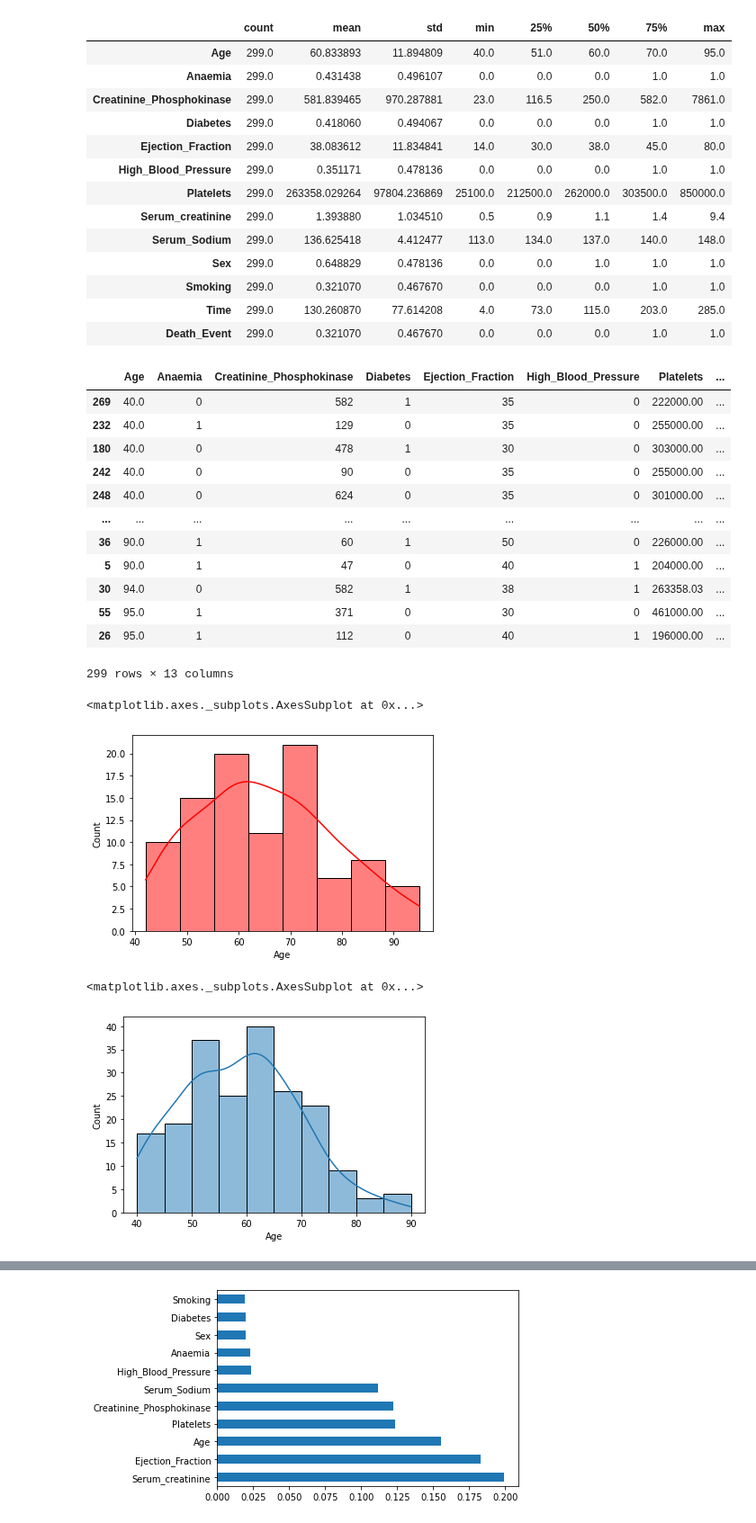
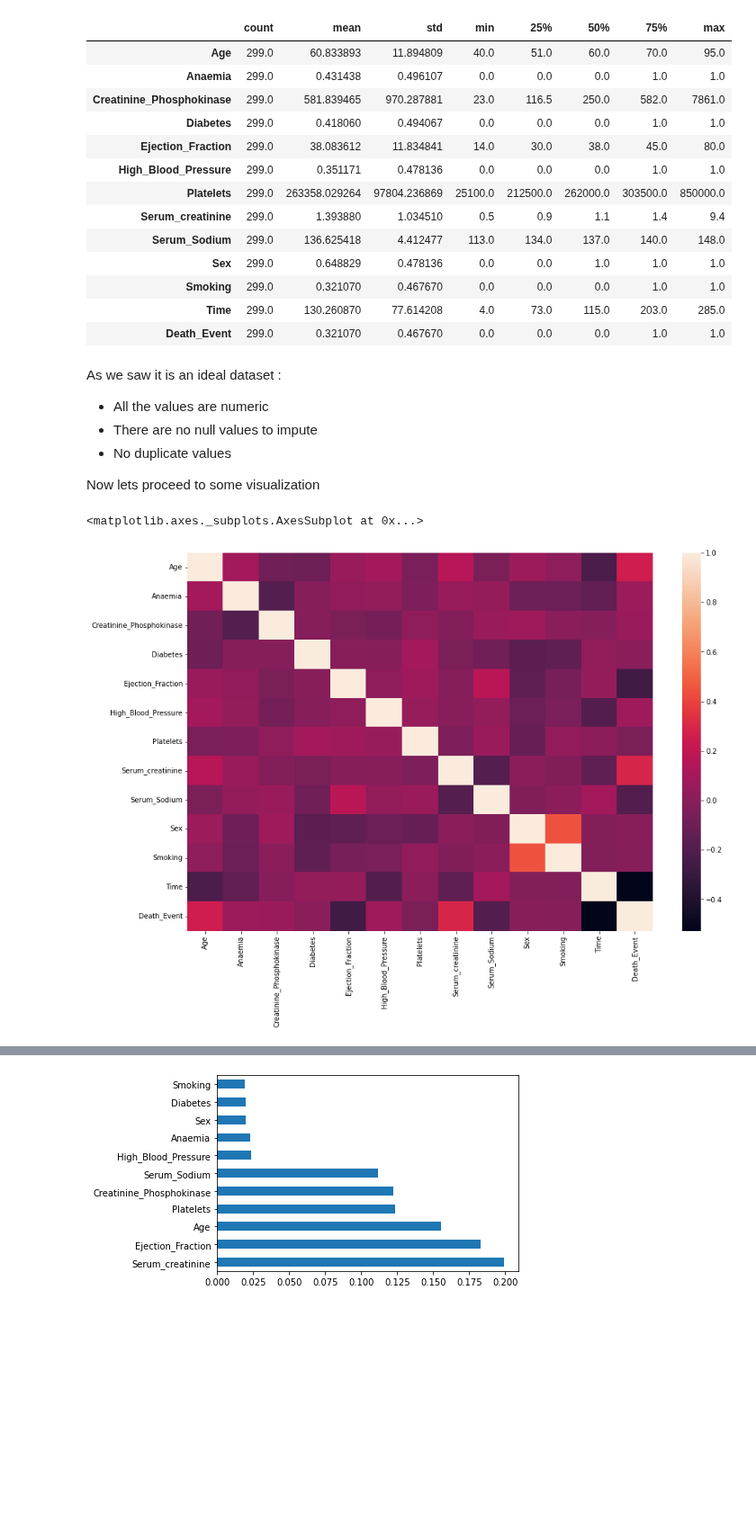
Before and after one commit to spros1/HeartFailureAnalysis, a Jupyter notebook: ExcerA_Heart_Failure.ipynb, the cells around one changed output, grey strips where cells are left out. Shown at 90% size. Drawn from its saved outputs; the diff is of its cells as text; code cells hidden in the pictures; blank space fills up the shorter version.

```diff
--- a/ExcerA_Heart_Failure.ipynb
+++ b/ExcerA_Heart_Failure.ipynb
@@ -193,21 +183,11 @@ df.describe().transpose()
 | Smoking | 299.0 | 0.321070 | 0.467670 | 0.0 | 0.0 | 0.0 | 1.0 | 1.0 |
 | Time | 299.0 | 130.260870 | 77.614208 | 4.0 | 73.0 | 115.0 | 203.0 | 285.0 |
 | Death_Event | 299.0 | 0.321070 | 0.467670 | 0.0 | 0.0 | 0.0 | 1.0 | 1.0 |
-# %%
-# view total values order by age
-df.sort_values(by='Age')
-# %% [output]
-|  | Age | Anaemia | Creatinine_Phosphokinase | Diabetes | Ejection_Fraction | High_Blood_Pressure | Platelets | ... |
-| 269 | 40.0 | 0 | 582 | 1 | 35 | 0 | 222000.00 | ... |
-| 232 | 40.0 | 1 | 129 | 0 | 35 | 0 | 255000.00 | ... |
-| 180 | 40.0 | 0 | 478 | 1 | 30 | 0 | 303000.00 | ... |
-| 242 | 40.0 | 0 | 90 | 0 | 35 | 0 | 255000.00 | ... |
-| 248 | 40.0 | 0 | 624 | 0 | 35 | 0 | 301000.00 | ... |
-| ... | ... | ... | ... | ... | ... | ... | ... | ... |
-| 36 | 90.0 | 1 | 60 | 1 | 50 | 0 | 226000.00 | ... |
-| 5 | 90.0 | 1 | 47 | 0 | 40 | 1 | 204000.00 | ... |
-| 30 | 94.0 | 0 | 582 | 1 | 38 | 1 | 263358.03 | ... |
-| 55 | 95.0 | 1 | 371 | 0 | 30 | 0 | 461000.00 | ... |
-| 26 | 95.0 | 1 | 112 | 0 | 40 | 1 | 196000.00 | ... |
-299 rows × 13 columns
+# %% [markdown]
+As we saw it is an ideal dataset :
+*   All the values are numeric
+*   There are no null values to impute
+*   No duplicate values
+
+Now lets proceed to some visualization
 # %%
@@ -215,12 +196,8 @@ import matplotlib as plt
 import seaborn as sns
-# %%
-### relationship between age and deaths
-sns.histplot(df[df.Death_Event == 1].Age, kde=True, color="red")
-# %% [output]
-<matplotlib.axes._subplots.AxesSubplot at 0x...>
-[figure, removed]
-# %%
-sns.histplot(df[df.Death_Event == 0].Age, kde=True)
-# %% [output]
-<matplotlib.axes._subplots.AxesSubplot at 0x...>
-[figure, removed]
+# %%
+## heatmap
+plt.figure(figsize=(15,10))
+sns.heatmap(df.corr())
+# %% [output]
+<matplotlib.axes._subplots.AxesSubplot at 0x...>
+[figure, added]
```
Also changed, not shown: parts of 20 cells of this notebook.
